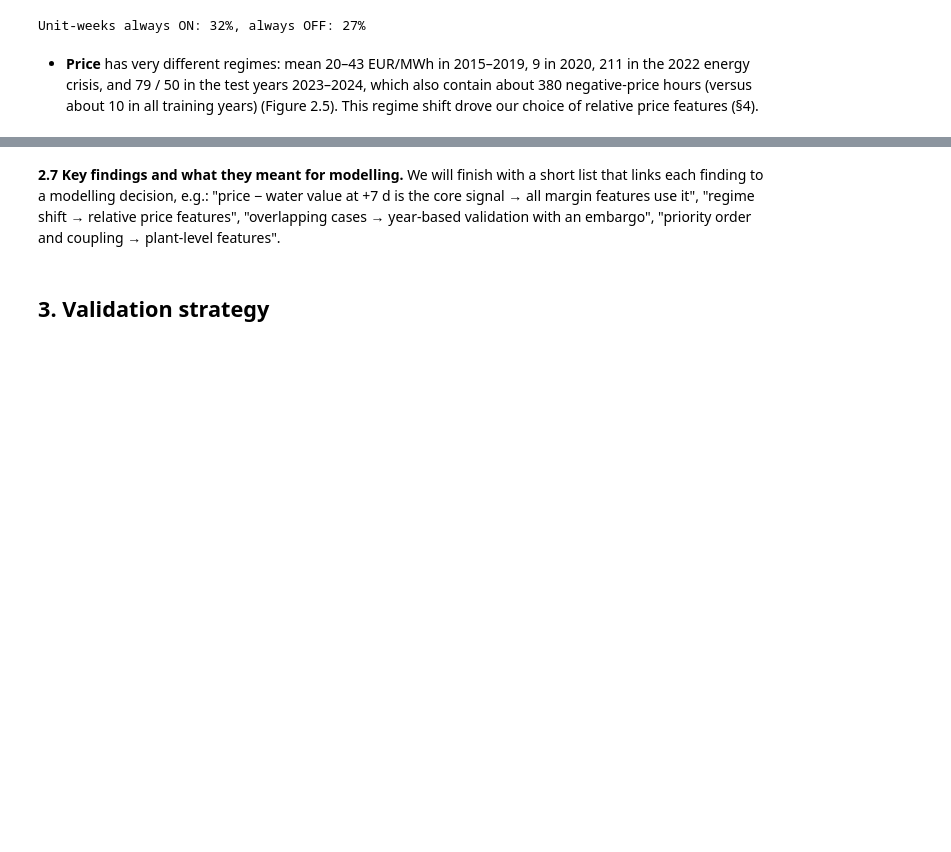
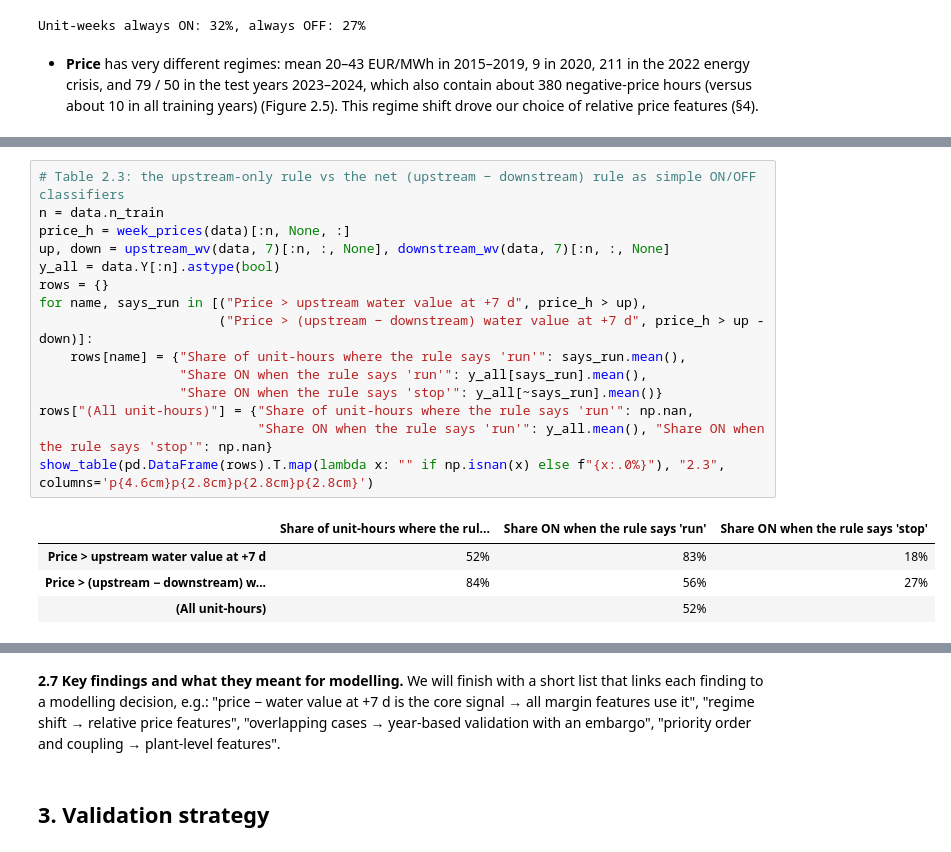
Before and after one commit to idatomine/Women-in-AI-tdt4173, a Jupyter notebook: Report.ipynb, the cells around one changed output, grey strips where cells are left out. Saved outputs shown, nothing was run; the diff lists cells and outputs as text; blank space fills up the shorter version.

```diff
--- a/Report.ipynb
+++ b/Report.ipynb
@@ -408,0 +529,20 @@ everything to UTC (Table 2.3).
+# %%
+# Table 2.3: the upstream-only rule vs the net (upstream − downstream) rule as simple ON/OFF classifiers
+n = data.n_train
+price_h = week_prices(data)[:n, None, :]
+up, down = upstream_wv(data, 7)[:n, :, None], downstream_wv(data, 7)[:n, :, None]
+y_all = data.Y[:n].astype(bool)
+rows = {}
+for name, says_run in [("Price > upstream water value at +7 d", price_h > up),
+                       ("Price > (upstream − downstream) water value at +7 d", price_h > up - down)]:
+    rows[name] = {"Share of unit-hours where the rule says 'run'": says_run.mean(),
+                  "Share ON when the rule says 'run'": y_all[says_run].mean(),
+                  "Share ON when the rule says 'stop'": y_all[~says_run].mean()}
+rows["(All unit-hours)"] = {"Share of unit-hours where the rule says 'run'": np.nan,
+                            "Share ON when the rule says 'run'": y_all.mean(), "Share ON when the rule says 'stop'": np.nan}
+show_table(pd.DataFrame(rows).T.map(lambda x: "" if np.isnan(x) else f"{x:.0%}"), "2.3", columns='p{4.6cm}p{2.8cm}p{2.8cm}p{2.8cm}')
+# %% [output]
+|  | Share of unit-hours where the rul... | Share ON when the rule says 'run' | Share ON when the rule says 'stop' |
+| Price > upstream water value at +7 d | 52% | 83% | 18% |
+| Price > (upstream − downstream) w... | 84% | 56% | 27% |
+| (All unit-hours) |  | 52% |  |
```
Also changed, not shown: parts of 33 cells of this notebook, 42 other files.
